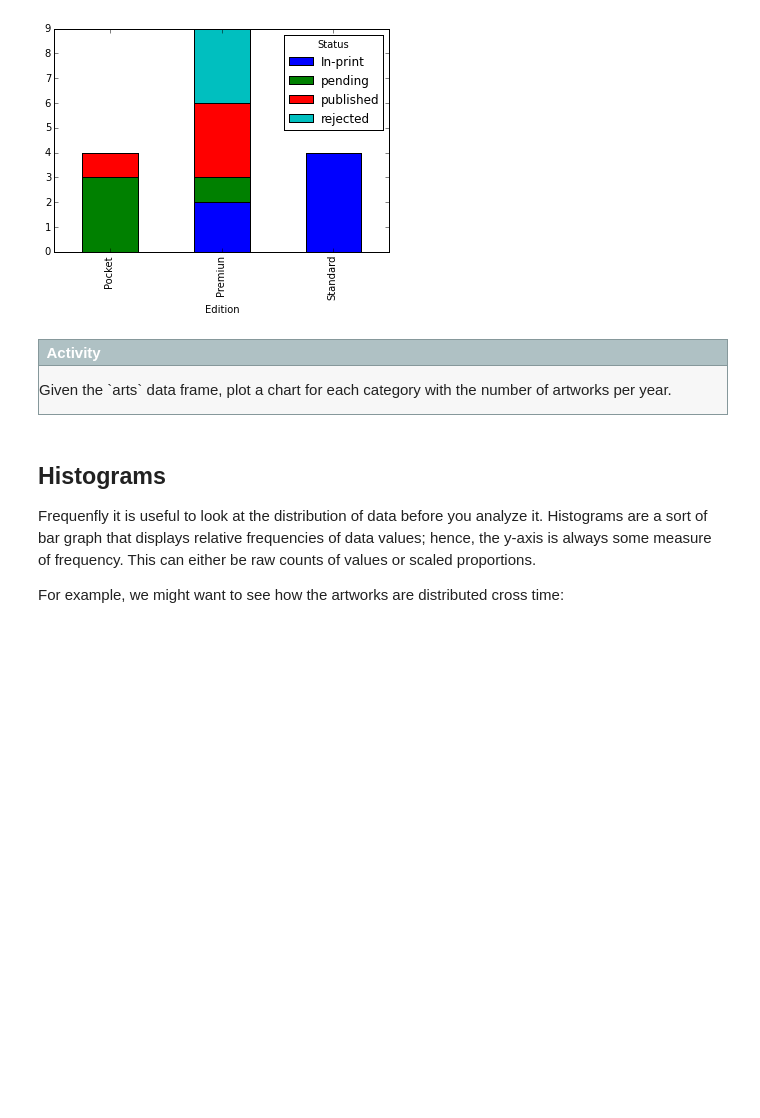
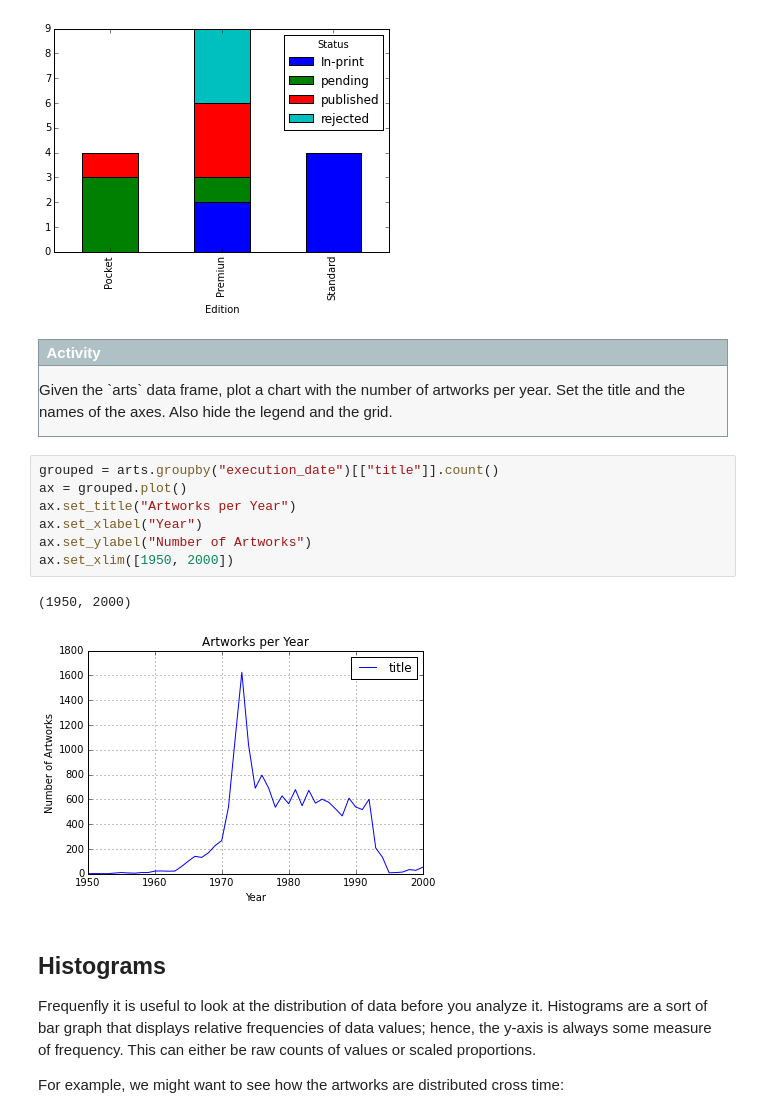
Before and after one commit to versae/DH2304, a Jupyter notebook: class07.ipynb, the cells around one changed output. Drawn from its saved outputs; the diff is of its cells as text; blank space fills up the shorter version.

```diff
--- a/class07.ipynb
+++ b/class07.ipynb
@@ -1294,10 +1296,20 @@ counts.plot(kind='bar', stacked=True, grid=False)
 Activity
 </p>
 <p style="margin: 0.5em 1em 0.5em 1em; padding: 0;">
-Given the `arts` data frame, plot a chart for each category with the number of artworks per year.
+Given the `arts` data frame, plot a chart with the number of artworks per year. Set the title and the names of the axes. Also hide the legend and the grid.
 <!-- <small style="float: right; position: relative;">[Solution](data/solution.py)</small> -->
 </p>
 </div>
+# %%
+grouped = arts.groupby("execution_date")[["title"]].count()
+ax = grouped.plot()
+ax.set_title("Artworks per Year")
+ax.set_xlabel("Year")
+ax.set_ylabel("Number of Artworks")
+ax.set_xlim([1950, 2000])
+# %% [output]
+(1950, 2000)
+[figure, added]
 # %% [markdown]
 Histograms
 ----------
```
Also changed, not shown: parts of 10 cells of this notebook.
